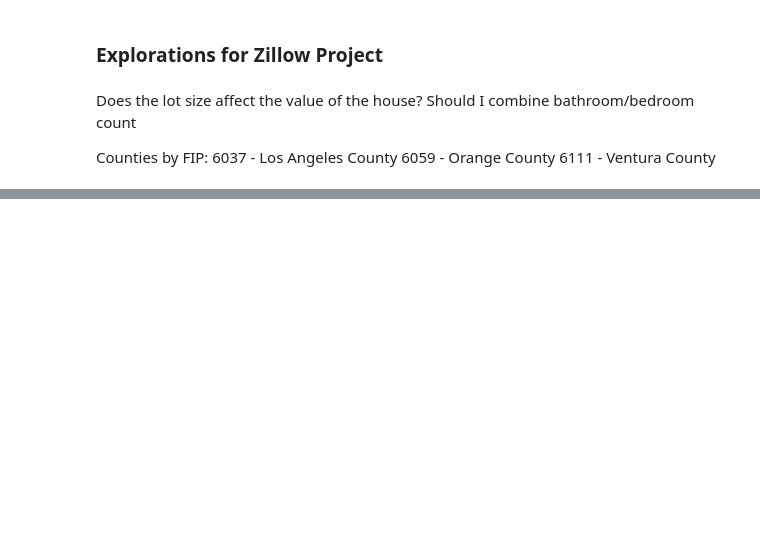
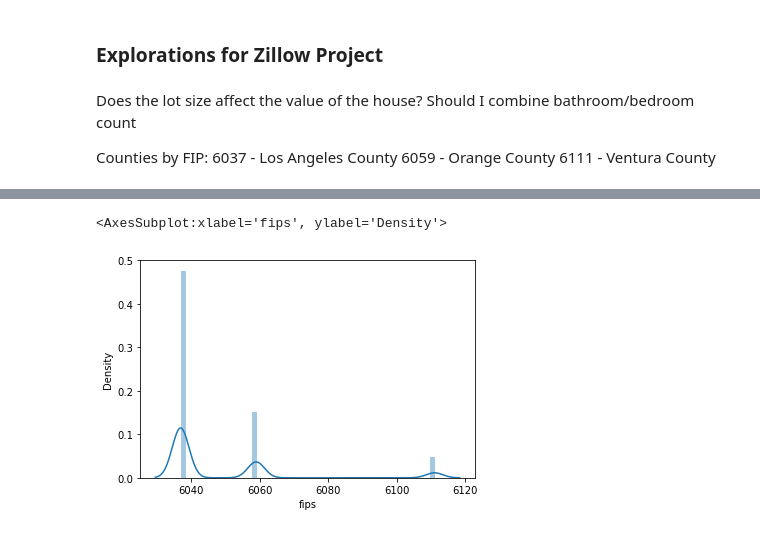
Before and after one commit to barbmarques/zillow-regression-project, a Jupyter notebook: Zillow.ipynb, the cells around one changed output, grey strips where cells are left out. Cells and saved outputs as stored; diff of their text form; code cells hidden in the pictures; blank space fills up the shorter version.

```diff
--- a/Zillow.ipynb
+++ b/Zillow.ipynb
@@ -361,0 +325,7 @@ memory usage: 2.6 MB
+# %%
+#Create a distplot to explore the distribution of Pandas Series
+
+sns.distplot(df.fips)
+# %% [output]
+<AxesSubplot:xlabel='fips', ylabel='Density'>
+[figure, added]
```
Also changed, not shown: parts of 56 cells of this notebook, 1 other file.
